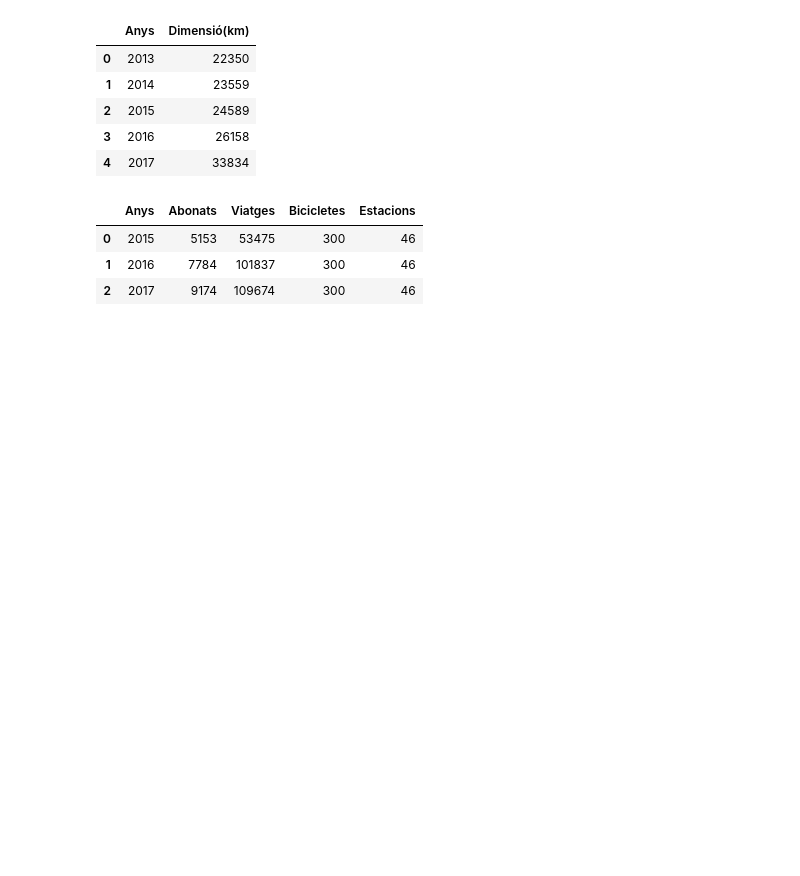
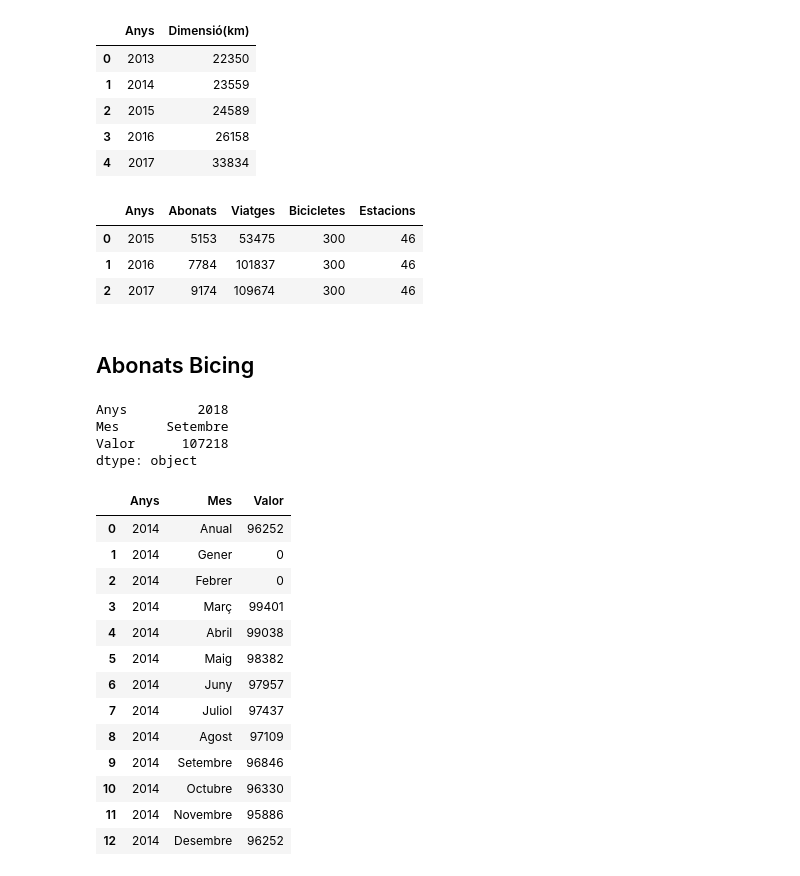
Before and after one commit to jonathan9879/barcelona_data, a Jupyter notebook: Data_tables.ipynb, the cells around one changed output. Saved outputs shown, nothing was run; the diff lists cells and outputs as text; code cells hidden in the pictures; blank space fills up the shorter version.

```diff
--- a/Data_tables.ipynb
+++ b/Data_tables.ipynb
@@ -64,3 +87,31 @@ elbikes_df
 | 0 | 2015 | 5153 | 53475 | 300 | 46 |
 | 1 | 2016 | 7784 | 101837 | 300 | 46 |
 | 2 | 2017 | 9174 | 109674 | 300 | 46 |
+# %% [markdown]
+## Abonats Bicing
+# %%
+abonats_bicing.dtypes
+abonats_bicing.max(axis = 0)
+# %% [output]
+Anys         2018
+Mes      Setembre
+Valor      107218
+dtype: object
+# %%
+abonats_bicing_2014 = abonats_bicing.loc[abonats_bicing['Anys'] == 2014]
+abonats_bicing_2014
+# %% [output]
+|  | Anys | Mes | Valor |
+| 0 | 2014 | Anual | 96252 |
+| 1 | 2014 | Gener | 0 |
+| 2 | 2014 | Febrer | 0 |
+| 3 | 2014 | Març | 99401 |
+| 4 | 2014 | Abril | 99038 |
+| 5 | 2014 | Maig | 98382 |
+| 6 | 2014 | Juny | 97957 |
+| 7 | 2014 | Juliol | 97437 |
+| 8 | 2014 | Agost | 97109 |
+| 9 | 2014 | Setembre | 96846 |
+| 10 | 2014 | Octubre | 96330 |
+| 11 | 2014 | Novembre | 95886 |
+| 12 | 2014 | Desembre | 96252 |
```
Also changed, not shown: parts of 6 cells of this notebook.
